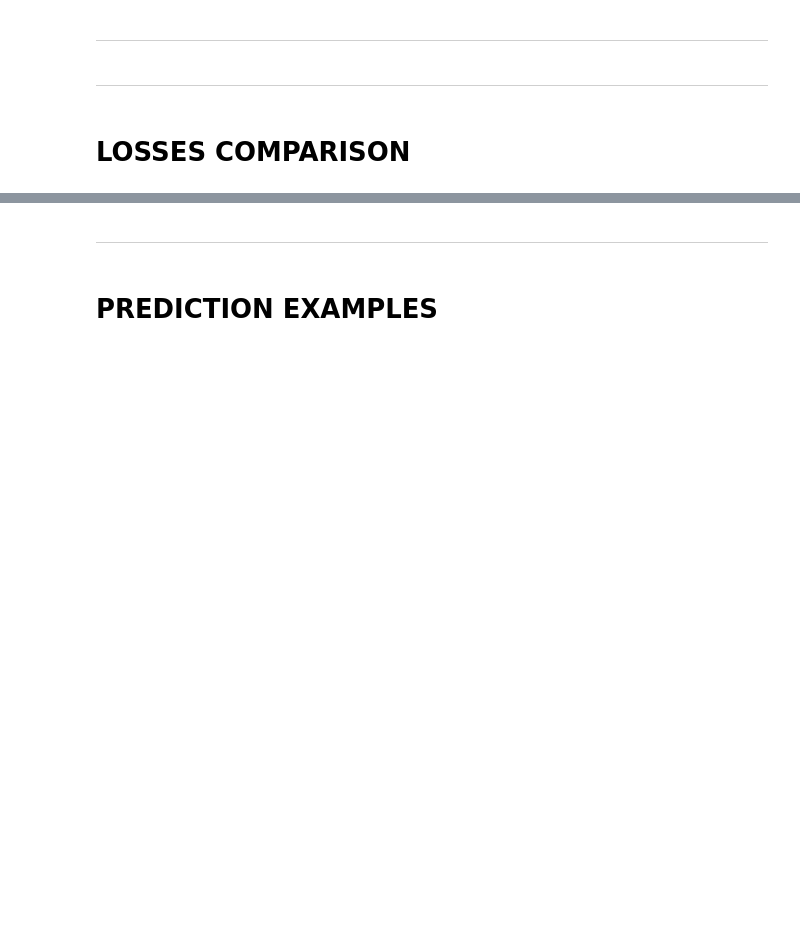
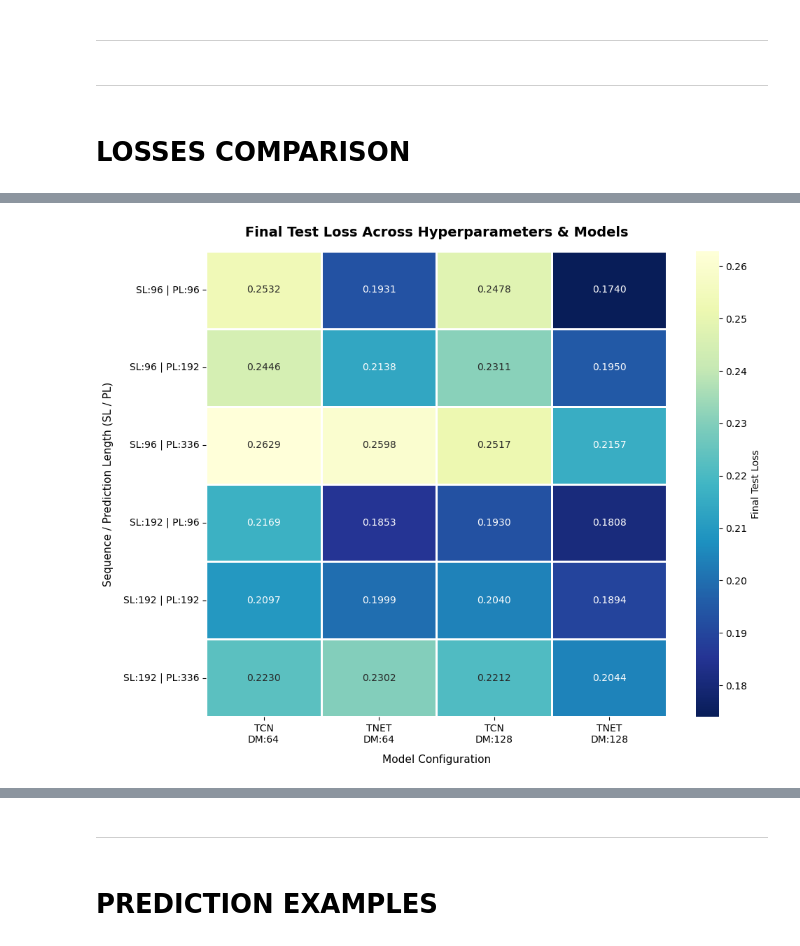
Before and after one commit to seccobenedetto/Electricity_consumption_forecasting_with_TimesNet, a Jupyter notebook: Result_visualization.ipynb, the cells around one changed output, grey strips where cells are left out. Drawn from its saved outputs; the diff is of its cells as text; code cells hidden in the pictures; blank space fills up the shorter version.

```diff
--- a/Result_visualization.ipynb
+++ b/Result_visualization.ipynb
@@ -45,0 +152,73 @@ plot_losses(losses)
+# %%
+# --- Parameters ---
+seq_lengths = [96, 192]
+pred_lengths = [96, 192, 336]
+d_models = [64, 128]
+
+models = [("TCN", "TCN"), ("TimesNet", "TNET")]
+
+# 1. Generate Row and Column structure
+param_pairs = list(itertools.product(seq_lengths, pred_lengths))  # 6 rows
+col_configs = []  # 4 columns: TCN-64, TNET-64, TCN-128, TNET-128
+for dm in d_models:
+    for model_folder, label in models:
+        col_configs.append((model_folder, label, dm))
+
+num_rows = len(param_pairs)
+num_cols = len(col_configs)
+
+# 2. Extract final test loss values into a 2D matrix
+loss_matrix = np.full((num_rows, num_cols), np.nan)
+
+for r, (sl, pl) in enumerate(param_pairs):
+    for c, (model_folder, label, dm) in enumerate(col_configs):
+        path = f"./checkpoints/{model_folder}_sl{sl}_pl{pl}_dm{dm}_el2_tk5/loss_history.npy"
+        try:
+            losses = np.load(path, allow_pickle=True)
+            if isinstance(losses, np.ndarray):
+                losses = losses.item()
+
+            # Take the LAST value of the test loss
+            final_test_loss = losses["test_loss"][-1]
+            loss_matrix[r, c] = final_test_loss
+        except (FileNotFoundError, KeyError, IndexError):
+            loss_matrix[r, c] = np.nan  # Leave NaN if file or key is missing
+
+# 3. Build Axis Labels
+row_labels = [f"SL:{sl} | PL:{pl}" for sl, pl in param_pairs]
+col_labels = [f"{label}\nDM:{dm}" for _, label, dm in col_configs]
+
+# 4. Plot the 2D Heatmap
+plt.figure(figsize=(10, 8))
+
+# Use seaborn heatmap for automatic annotations and colorbar formatting
+ax = sns.heatmap(
+    loss_matrix,
+    annot=True,  # Write the numerical loss inside each cell
+    fmt=".4f",  # Format as floating point with 4 decimal places
+    cmap="YlGnBu_r",  # Reversed color map: darker/greener = lower (better) loss
+    xticklabels=col_labels,
+    yticklabels=row_labels,
+    cbar_kws={"label": "Final Test Loss"},
+    linewidths=1,
+    linecolor="white",
+    mask=np.isnan(
+        loss_matrix
+    ),  # Mask NaN cells (missing checkpoints will show grey/blank)
+)
+
+plt.title(
+    "Final Test Loss Across Hyperparameters & Models",
+    fontsize=14,
+    fontweight="bold",
+    pad=15,
+)
+plt.xlabel("Model Configuration", fontsize=11, labelpad=10)
+plt.ylabel("Sequence / Prediction Length (SL / PL)", fontsize=11, labelpad=10)
+plt.xticks(rotation=0)
+plt.yticks(rotation=0)
+
+plt.tight_layout()
+plt.show()
+# %% [output]
+[figure, added]
```
Also changed, not shown: parts of 11 cells of this notebook, 1 other file.
